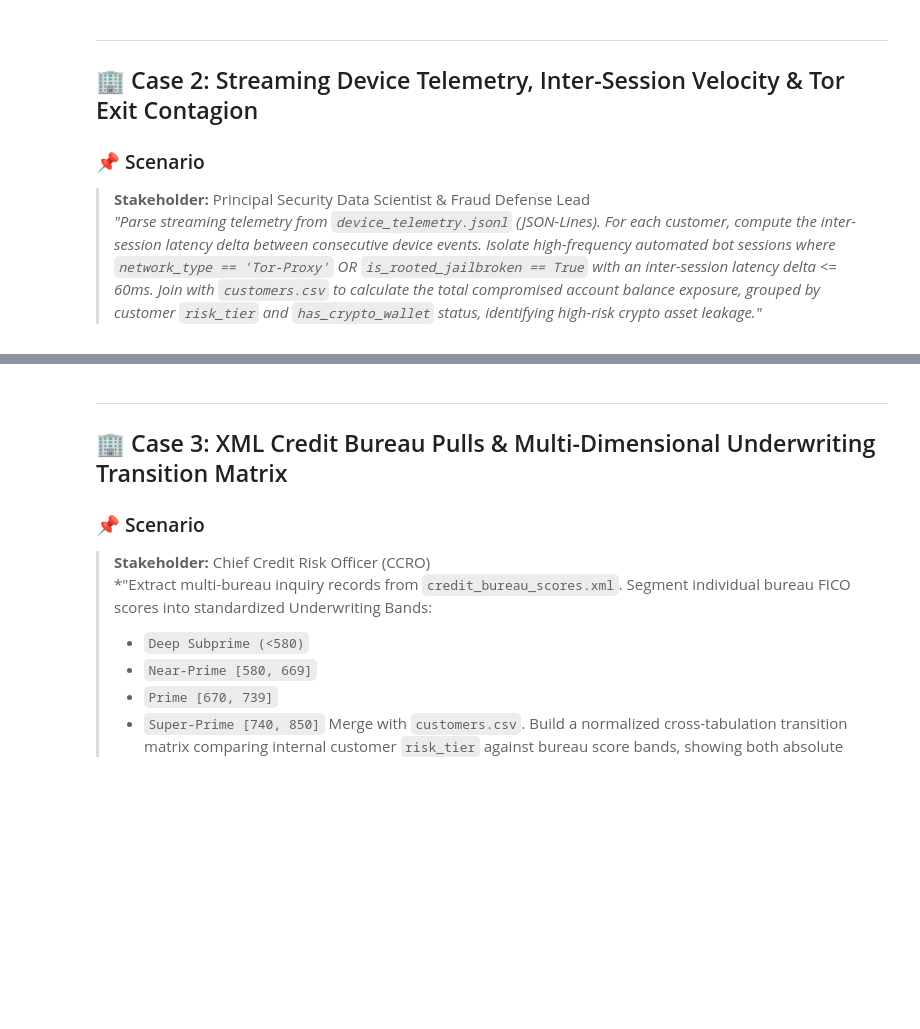
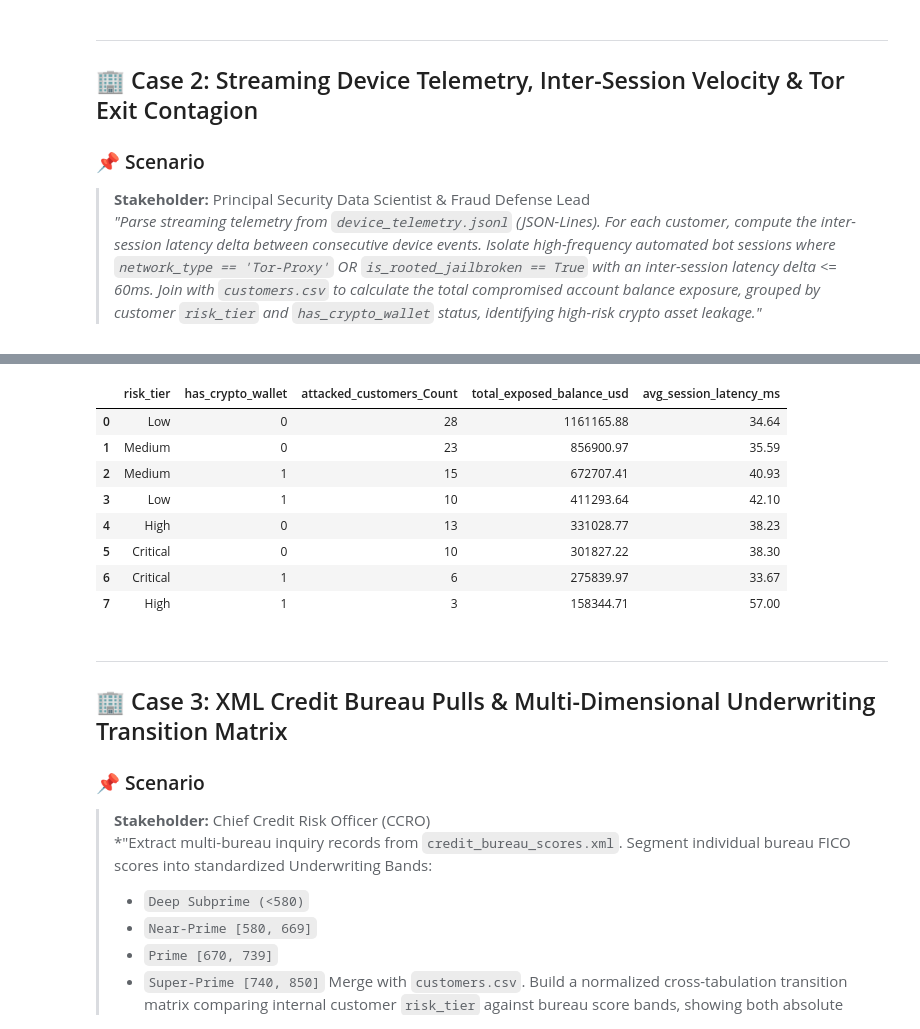
Before and after one commit to iankurbhatt/investigate-datascience, a Jupyter notebook: pandas_tier1_fintech_interview_mastery.ipynb, the cells around one changed output, grey strips where cells are left out. Cells and saved outputs as stored; diff of their text form; code cells hidden in the pictures; blank space fills up the shorter version.

```diff
--- a/pandas_tier1_fintech_interview_mastery.ipynb
+++ b/pandas_tier1_fintech_interview_mastery.ipynb
@@ -111,3 +332,51 @@ print("📁 Available Enterprise Files:", sorted(os.listdir(base_dir)))
+# %%
+%%sql
+-- ✍️ SQL SOLUTION FOR CASE 2:
+WITH flagged_telemetry AS (  -- Block 1: Filter bot attacks & pre-aggregate to 1 row per customer
+    SELECT
+        TRIM(customer_id) AS customer_id,
+        AVG(CAST(latency_ms AS REAL)) AS avg_bot_latency
+    FROM telemetry
+    WHERE (network_type = 'Tor-Proxy' OR is_rooted_jailbroken = 1 OR is_rooted_jailbroken = 'True')
+    AND CAST(latency_ms AS REAL) <= 60
+    GROUP BY TRIM(customer_id)
+),
+
+cleaned_customers AS (  -- Clean customer demographics, casing, and balances
+    SELECT
+        TRIM(customer_id) AS customer_id,
+        UPPER(SUBSTR(TRIM(risk_tier), 1, 1)) || LOWER(SUBSTR(TRIM(risk_tier), 2)) AS risk_tier,
+        CAST(COALESCE(has_crypto_wallet, 0) AS INTEGER) AS has_crypto_wallet,
+        CAST(COALESCE(account_balance, 0.0) AS REAL) AS account_balance
+        FROM customers
+),
+
+joined_exposure AS (  -- 📦 BLOCK 2: Safe 1:1 Inner Join between customers and attacked accounts
+    SELECT
+        c.risk_tier, c.has_crypto_wallet, c.customer_id, c.account_balance, t.avg_bot_latency
+    FROM cleaned_customers c
+    INNER JOIN flagged_telemetry t
+        ON c.customer_id = t.customer_id
+)
+
+SELECT  -- Final Presentation: Group by risk_tier x has_crypto_wallet & rank by highest exposure
+    risk_tier, has_crypto_wallet,
+    COUNT(customer_id) AS attacked_customers_Count,
+    ROUND(SUM(account_balance), 2) AS total_exposed_balance_usd,
+    ROUND(AVG(avg_bot_latency), 2) AS avg_session_latency_ms
+FROM joined_exposure
+GROUP BY risk_tier, has_crypto_wallet
+ORDER BY total_exposed_balance_usd DESC;
+# %% [output]
+|  | risk_tier | has_crypto_wallet | attacked_customers_Count | total_exposed_balance_usd | avg_session_latency_ms |
+| 0 | Low | 0 | 28 | 1161165.88 | 34.64 |
+| 1 | Medium | 0 | 23 | 856900.97 | 35.59 |
+| 2 | Medium | 1 | 15 | 672707.41 | 40.93 |
+| 3 | Low | 1 | 10 | 411293.64 | 42.10 |
+| 4 | High | 0 | 13 | 331028.77 | 38.23 |
+| 5 | Critical | 0 | 10 | 301827.22 | 38.30 |
+| 6 | Critical | 1 | 6 | 275839.97 | 33.67 |
+| 7 | High | 1 | 3 | 158344.71 | 57.00 |
 # %% [markdown]
 ---
 ## 🏢 Case 3: XML Credit Bureau Pulls & Multi-Dimensional Underwriting Transition Matrix
```
Also changed, not shown: parts of 13 cells of this notebook, 19 other files.
